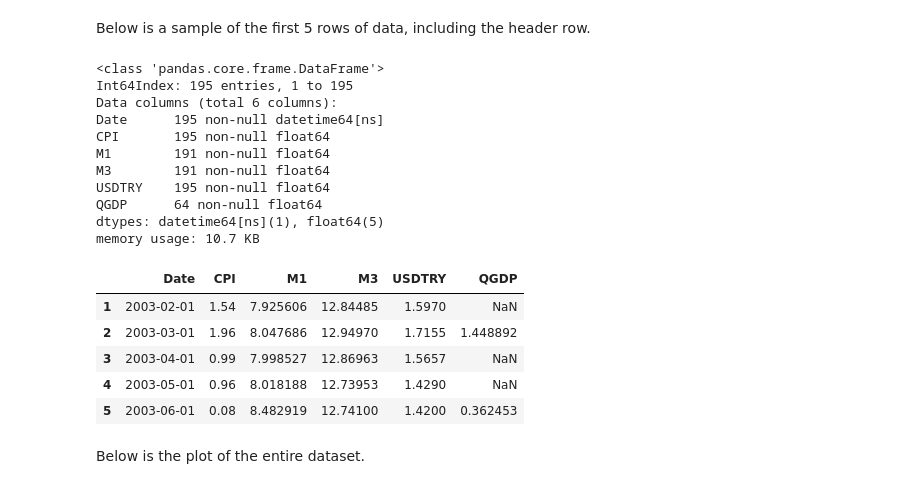
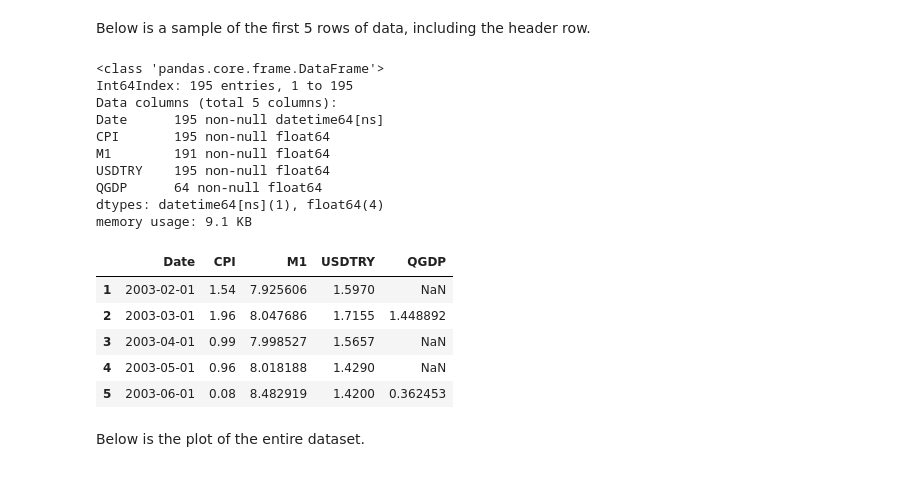
Before and after one commit to aricem/BusinessForecasting, a Jupyter notebook: CPI.ipynb, the cells around one changed output. Cells and saved outputs as stored; diff of their text form; code cells hidden in the pictures.

```diff
--- a/CPI.ipynb
+++ b/CPI.ipynb
@@ -71,44 +71,42 @@ gc = gspread.authorize(GoogleCredentials.get_application_default())
 sh = gc.open('CPI')
 worksheet = sh.worksheet("RawData") # By title
 #worksheet = sh.sheet1 # By sheet order
 #worksheet = sh.get_worksheet(0) # Select worksheet by index
 
 # get_all_values gives a list of rows.
 rows = worksheet.get_all_values()
 
 # Convert to a DataFrame and render.
 import pandas as pd
 df = pd.DataFrame.from_records(rows)
 df.columns = df.iloc[0]
 df.drop(df.index[:1], inplace=True)
 #Convert data types
 df['Date']= pd.to_datetime(df['Date'], errors='coerce')
 df['CPI'] = pd.to_numeric(df['CPI'], errors='coerce')
 df['M1'] = pd.to_numeric(df['M1'], errors='coerce')
-df['M3'] = pd.to_numeric(df['M3'], errors='coerce')
 df['USDTRY'] = pd.to_numeric(df['USDTRY'], errors='coerce')
 df['QGDP'] = pd.to_numeric(df['QGDP'], errors='coerce')
 df.info()
 #Print head
 df.head()
 # %% [output]
 <class 'pandas.core.frame.DataFrame'>
 Int64Index: 195 entries, 1 to 195
-Data columns (total 6 columns):
+Data columns (total 5 columns):
 Date      195 non-null datetime64[ns]
 CPI       195 non-null float64
 M1        191 non-null float64
-M3        191 non-null float64
 USDTRY    195 non-null float64
 QGDP      64 non-null float64
-dtypes: datetime64[ns](1), float64(5)
-memory usage: 10.7 KB
+dtypes: datetime64[ns](1), float64(4)
+memory usage: 9.1 KB
-|  | Date | CPI | M1 | M3 | USDTRY | QGDP |
-| 1 | 2003-02-01 | 1.54 | 7.925606 | 12.84485 | 1.5970 | NaN |
-| 2 | 2003-03-01 | 1.96 | 8.047686 | 12.94970 | 1.7155 | 1.448892 |
-| 3 | 2003-04-01 | 0.99 | 7.998527 | 12.86963 | 1.5657 | NaN |
-| 4 | 2003-05-01 | 0.96 | 8.018188 | 12.73953 | 1.4290 | NaN |
-| 5 | 2003-06-01 | 0.08 | 8.482919 | 12.74100 | 1.4200 | 0.362453 |
+|  | Date | CPI | M1 | USDTRY | QGDP |
+| 1 | 2003-02-01 | 1.54 | 7.925606 | 1.5970 | NaN |
+| 2 | 2003-03-01 | 1.96 | 8.047686 | 1.7155 | 1.448892 |
+| 3 | 2003-04-01 | 0.99 | 7.998527 | 1.5657 | NaN |
+| 4 | 2003-05-01 | 0.96 | 8.018188 | 1.4290 | NaN |
+| 5 | 2003-06-01 | 0.08 | 8.482919 | 1.4200 | 0.362453 |
 # %% [markdown]
 Below is the plot of the entire dataset.
 # %%
```
Also changed, not shown: parts of 8 cells of this notebook.
